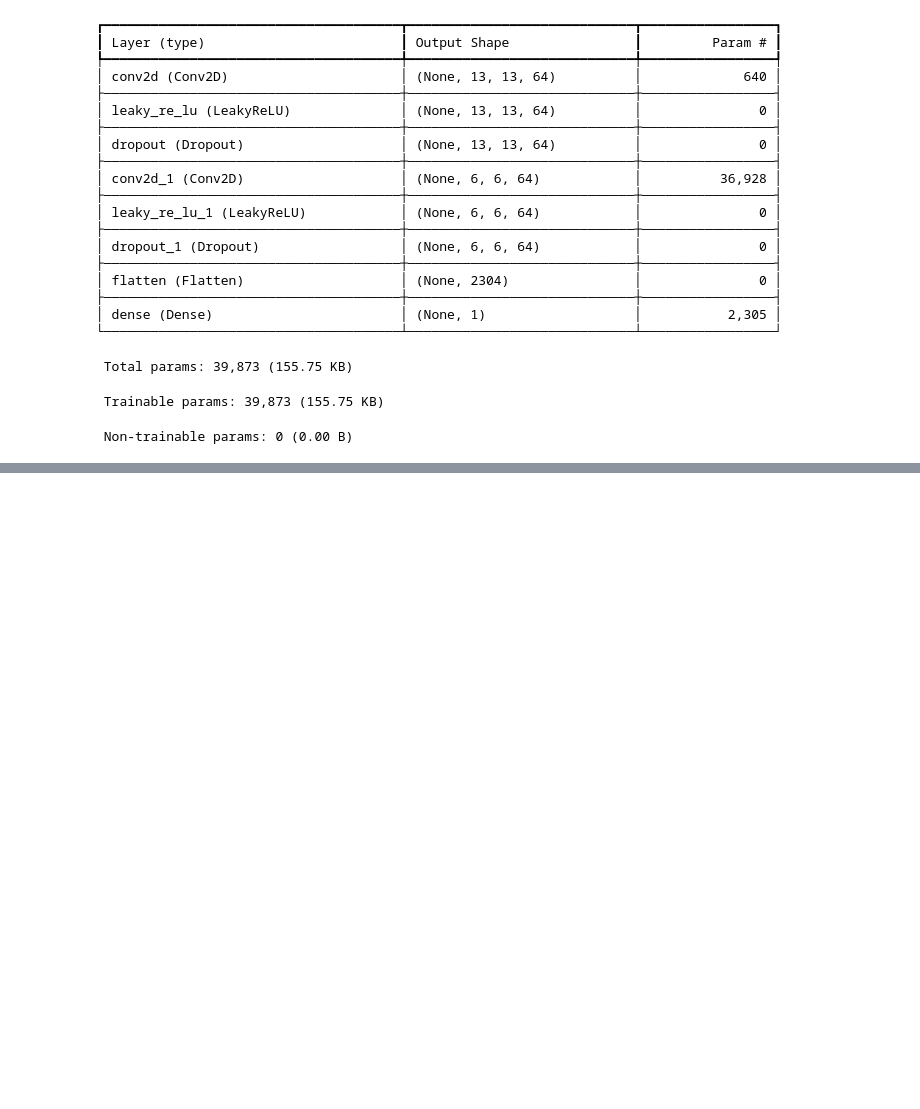
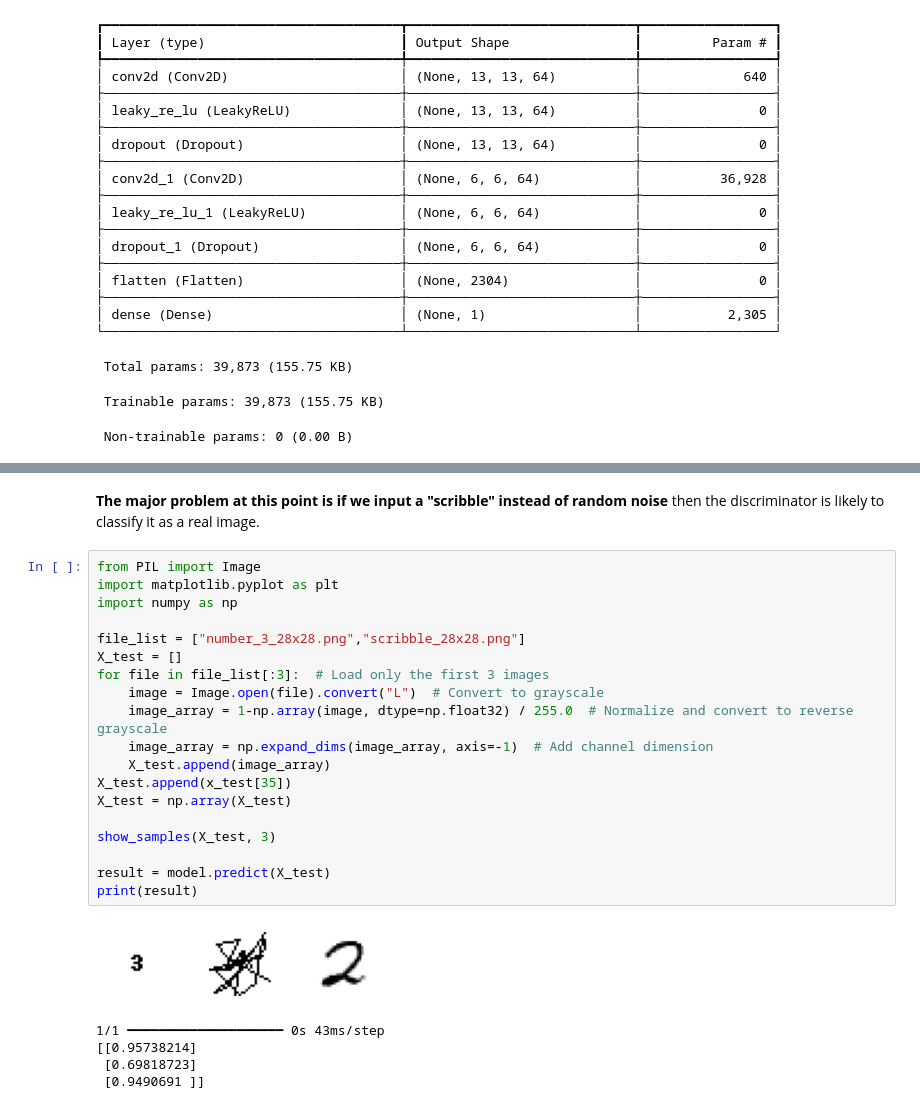
Before and after one commit to kartoone/cosc470, a Jupyter notebook: keras/mnist-GAN.ipynb, the cells around one changed output, grey strips where cells are left out. Saved outputs shown, nothing was run; the diff lists cells and outputs as text; blank space fills up the shorter version.

```diff
--- a/keras/mnist-GAN.ipynb
+++ b/keras/mnist-GAN.ipynb
@@ -186,0 +213,27 @@ for i in range(10):
+# %% [markdown]
+**The major problem at this point is if we input a "scribble" instead of random noise** then the discriminator is likely to classify it as a real image.
+# %%
+from PIL import Image
+import matplotlib.pyplot as plt
+import numpy as np
+
+file_list = ["number_3_28x28.png","scribble_28x28.png"]
+X_test = []
+for file in file_list[:3]:  # Load only the first 3 images
+    image = Image.open(file).convert("L")  # Convert to grayscale
+    image_array = 1-np.array(image, dtype=np.float32) / 255.0  # Normalize and convert to reverse grayscale
+    image_array = np.expand_dims(image_array, axis=-1)  # Add channel dimension
+    X_test.append(image_array)
+X_test.append(x_test[35])
+X_test = np.array(X_test)
+
+show_samples(X_test, 3)
+
+result = model.predict(X_test)
+print(result)
+# %% [output]
+[figure, added]
+1/1 ━━━━━━━━━━━━━━━━━━━━ 0s 43ms/step
+[[0.95738214]
+ [0.69818723]
+ [0.9490691 ]]
```
Also changed, not shown: parts of 6 cells of this notebook.
